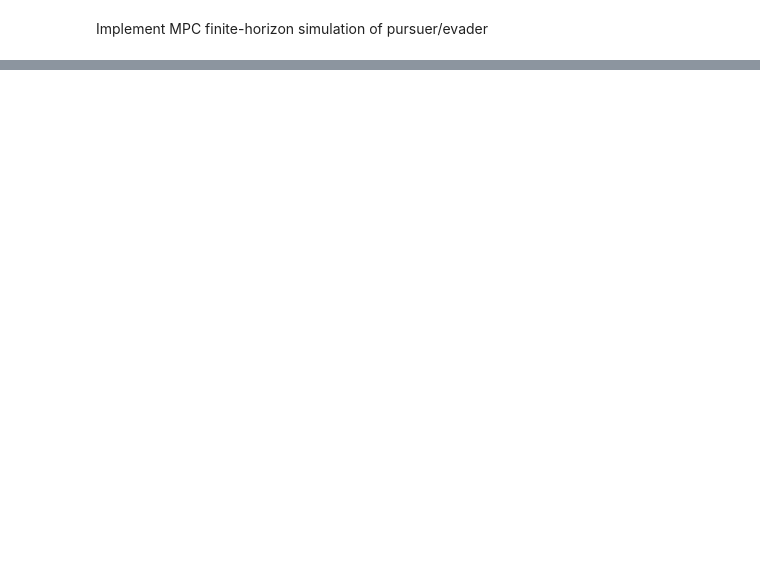
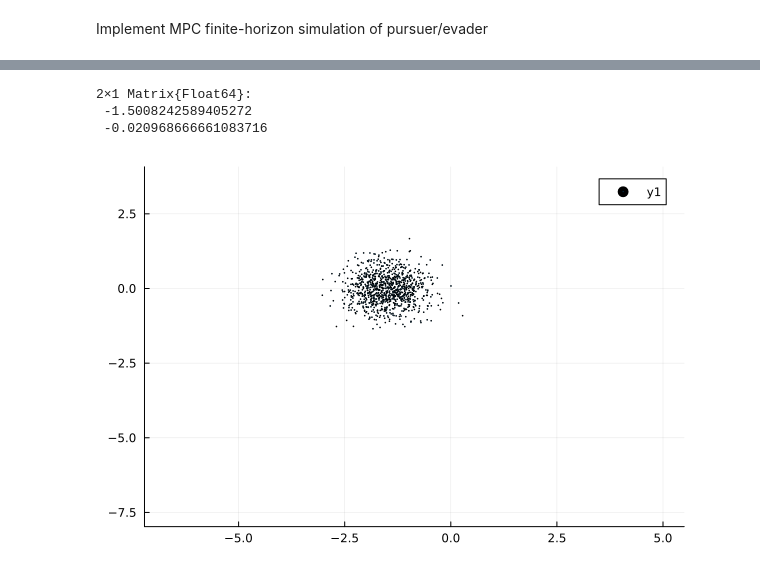
Before and after one commit to MarfredBarrera/State-Selection-Algorithm, a Jupyter notebook: SSA_Dubins.ipynb, the cells around one changed output, grey strips where cells are left out. Drawn from its saved outputs; the diff is of its cells as text; code cells hidden in the pictures; blank space fills up the shorter version.

```diff
--- a/SSA_Dubins.ipynb
+++ b/SSA_Dubins.ipynb
@@ -214,0 +348,43 @@ plot!(xₑ[1,:],xₑ[2,:],seriestype=:scatter,label="evader")
+# %%
+using CUDA, LinearAlgebra, Distributions
+
+####
+# function: gpu_generate_Xi
+# input:
+#   - L = number of particles
+#   - n = number of dimensions of the state
+#   - μ = mean state
+#   - var = covariance
+# output: Ξ₀ = Array of randomly sampled states, size: [2 x L]
+###
+function gpu_generate_Xi(L :: Int64, n :: Int64, μ::Vector{Float64}, var)
+    # Gaussian Density with mean vector μ_x0 and covariance matrix Σ_x0
+    μ_x0 = CuArray(μ)
+    Σ_x0 = (var*I)
+
+    # randomly sample initial states Ξ following Gaussian density
+    Ξ₀ = CuArray{Float64}(undef,n,L)
+    Ξ₀ = μ_x0.+sqrt(Σ_x0)*CUDA.randn(n,L)
+    return (Ξ₀)
+end
+
+L = 1000                        # number of particles
+n = 2                           # dimension of states
+μ = [pursuer_init_state[1],     # mean initial state
+    pursuer_init_state[2]]
+R = 0.25                        # measurement variance
+Σ = 0.10                        # process variance
+
+Ξ = vcat(Array(gpu_generate_Xi(L, n, μ, R)), fill(pursuer_init_state[3],(L))')
+pf = Particle_Filter(__evader, TimeUpdate, MeasurementUpdate!, Resampler, Vector(fill(1,(L))) , Ξ)
+x_star = mean(pf.particles[1:2,:], dims=2)
+# %% [output]
+2×1 Matrix{Float64}:
+ -1.5008242589405272
+ -0.020968666661083716
+# %%
+plot(Ξ[1,:], Ξ[2,:], seriestype=:scatter,ms=0.5)
+xlims!(xmin-1,xmax+1)
+ylims!(ymin-1,ymax+1)
+# %% [output]
+[figure, added]
```
Also changed, not shown: parts of 12 cells of this notebook, 2 other files.
